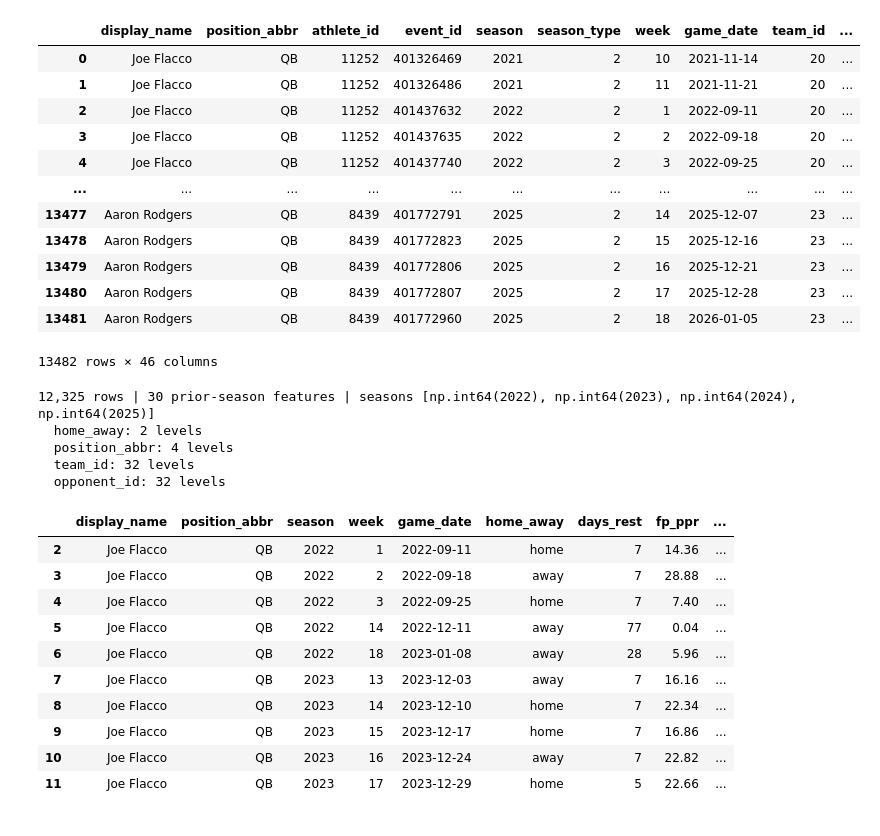
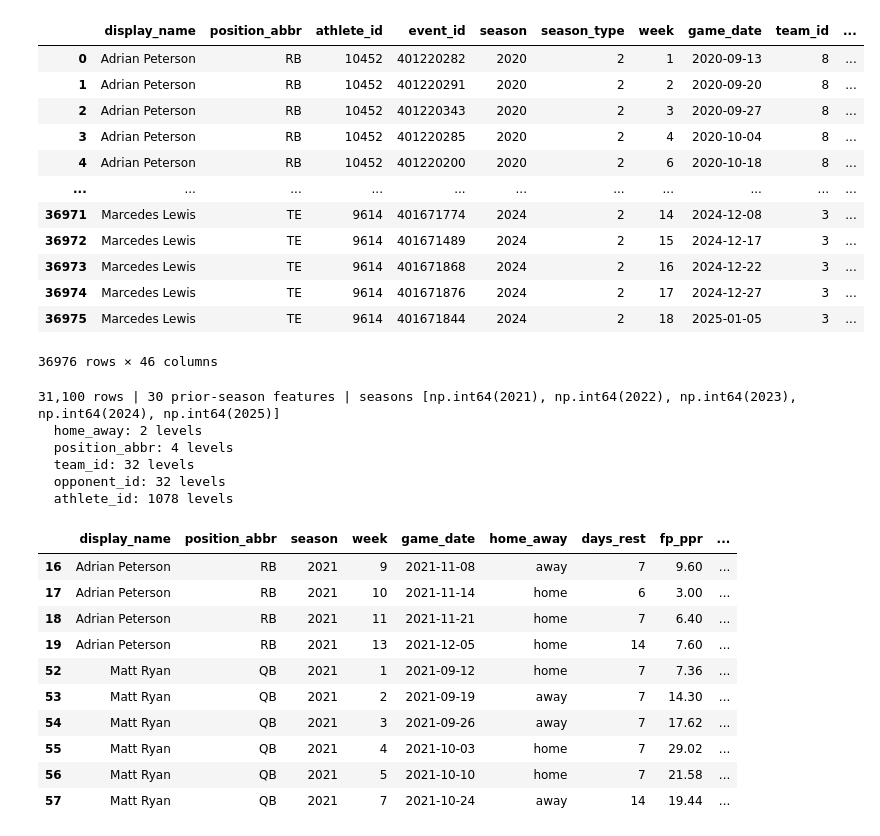
Before and after one commit to jamesterrell/Fantasy_Football_ML_v2, a Jupyter notebook: catboost_starter.ipynb, the cells around one changed output. Cells and saved outputs as stored; diff of their text form; code cells hidden in the pictures.

```diff
--- a/catboost_starter.ipynb
+++ b/catboost_starter.ipynb
@@ -27,29 +27,31 @@ C:\Users\terre\OneDrive\Desktop\Projects\Fantasy_Football_Database\data\fantasy_
 # %%
+# 2020 is pulled only to supply prior-season features for 2021 — it is not
+# trained on directly, since 2019 is not in the database.
 games_query = """
 SELECT *
 FROM v_player_games
 WHERE season_type = 2
-  AND season BETWEEN 2021 AND 2025
+  AND season BETWEEN 2020 AND 2025
 ORDER BY athlete_id, season, week
 """
 df = query_db(games_query)
 df["game_date"] = pd.to_datetime(df["game_date"])
 df = df.drop(columns=["raw_stats", "loaded_at"])
 df
 # %% [output]
 |  | display_name | position_abbr | athlete_id | event_id | season | season_type | week | game_date | team_id | ... |
-| 0 | Joe Flacco | QB | 11252 | 401326469 | 2021 | 2 | 10 | 2021-11-14 | 20 | ... |
-| 1 | Joe Flacco | QB | 11252 | 401326486 | 2021 | 2 | 11 | 2021-11-21 | 20 | ... |
-| 2 | Joe Flacco | QB | 11252 | 401437632 | 2022 | 2 | 1 | 2022-09-11 | 20 | ... |
-| 3 | Joe Flacco | QB | 11252 | 401437635 | 2022 | 2 | 2 | 2022-09-18 | 20 | ... |
-| 4 | Joe Flacco | QB | 11252 | 401437740 | 2022 | 2 | 3 | 2022-09-25 | 20 | ... |
+| 0 | Adrian Peterson | RB | 10452 | 401220282 | 2020 | 2 | 1 | 2020-09-13 | 8 | ... |
+| 1 | Adrian Peterson | RB | 10452 | 401220291 | 2020 | 2 | 2 | 2020-09-20 | 8 | ... |
+| 2 | Adrian Peterson | RB | 10452 | 401220343 | 2020 | 2 | 3 | 2020-09-27 | 8 | ... |
+| 3 | Adrian Peterson | RB | 10452 | 401220285 | 2020 | 2 | 4 | 2020-10-04 | 8 | ... |
+| 4 | Adrian Peterson | RB | 10452 | 401220200 | 2020 | 2 | 6 | 2020-10-18 | 8 | ... |
 | ... | ... | ... | ... | ... | ... | ... | ... | ... | ... | ... |
-| 13477 | Aaron Rodgers | QB | 8439 | 401772791 | 2025 | 2 | 14 | 2025-12-07 | 23 | ... |
-| 13478 | Aaron Rodgers | QB | 8439 | 401772823 | 2025 | 2 | 15 | 2025-12-16 | 23 | ... |
-| 13479 | Aaron Rodgers | QB | 8439 | 401772806 | 2025 | 2 | 16 | 2025-12-21 | 23 | ... |
-| 13480 | Aaron Rodgers | QB | 8439 | 401772807 | 2025 | 2 | 17 | 2025-12-28 | 23 | ... |
-| 13481 | Aaron Rodgers | QB | 8439 | 401772960 | 2025 | 2 | 18 | 2026-01-05 | 23 | ... |
+| 36971 | Marcedes Lewis | TE | 9614 | 401671774 | 2024 | 2 | 14 | 2024-12-08 | 3 | ... |
+| 36972 | Marcedes Lewis | TE | 9614 | 401671489 | 2024 | 2 | 15 | 2024-12-17 | 3 | ... |
+| 36973 | Marcedes Lewis | TE | 9614 | 401671868 | 2024 | 2 | 16 | 2024-12-22 | 3 | ... |
+| 36974 | Marcedes Lewis | TE | 9614 | 401671876 | 2024 | 2 | 17 | 2024-12-27 | 3 | ... |
+| 36975 | Marcedes Lewis | TE | 9614 | 401671844 | 2024 | 2 | 18 | 2025-01-05 | 3 | ... |
-13482 rows × 46 columns
+36976 rows × 46 columns
 # %%
 matchups_query = """
 select * from v_team_schedule
@@ -94,8 +97,9 @@ season_avg = season_avg.rename(
 
 feat = df.merge(season_avg, on=["athlete_id", "season"], how="left")
 
-# 2021 has no prior season in this pull, so it drops out.
-feat = feat[feat["season"] >= 2022].sort_values(["athlete_id", "season", "week"])
+# 2020 has no prior season in this pull (2019 was not backfilled), so it drops out
+# and exists only to feed 2021's prev_* features.
+feat = feat[feat["season"] >= 2021].sort_values(["athlete_id", "season", "week"])
 
 # Days since that player's previous game, reset each season.
 # First appearance of a season has no predecessor -> standard 7 days.
@@ -104,7 +108,7 @@ feat["days_rest"] = feat["days_rest"].fillna(7).astype(int)
 
 # team_id / opponent_id are numeric-looking strings; as categories CatBoost treats
 # them as labels instead of ordered numbers.
-CAT_COLS = ["home_away", "position_abbr", "team_id", "opponent_id"]
+CAT_COLS = ["home_away", "position_abbr", "team_id", "opponent_id", "athlete_id"]
 feat[CAT_COLS] = feat[CAT_COLS].astype("category")
 
 PREV_COLS = [c for c in feat.columns if c.startswith("prev_")]
@@ -116,22 +120,23 @@ for c in CAT_COLS:
 feat[["display_name", "position_abbr", "season", "week", "game_date", "home_away",
       "days_rest", "fp_ppr", "prev_fp_ppr_avg", "prev_games"]].head(10)
 # %% [output]
-12,325 rows | 30 prior-season features | seasons [np.int64(2022), np.int64(2023), np.int64(2024), np.int64(2025)]
+31,100 rows | 30 prior-season features | seasons [np.int64(2021), np.int64(2022), np.int64(2023), np.int64(2024), np.int64(2025)]
   home_away: 2 levels
   position_abbr: 4 levels
   team_id: 32 levels
   opponent_id: 32 levels
+  athlete_id: 1078 levels
 |  | display_name | position_abbr | season | week | game_date | home_away | days_rest | fp_ppr | ... |
-| 2 | Joe Flacco | QB | 2022 | 1 | 2022-09-11 | home | 7 | 14.36 | ... |
-| 3 | Joe Flacco | QB | 2022 | 2 | 2022-09-18 | away | 7 | 28.88 | ... |
-| 4 | Joe Flacco | QB | 2022 | 3 | 2022-09-25 | home | 7 | 7.40 | ... |
-| 5 | Joe Flacco | QB | 2022 | 14 | 2022-12-11 | away | 77 | 0.04 | ... |
-| 6 | Joe Flacco | QB | 2022 | 18 | 2023-01-08 | away | 28 | 5.96 | ... |
-| 7 | Joe Flacco | QB | 2023 | 13 | 2023-12-03 | away | 7 | 16.16 | ... |
-| 8 | Joe Flacco | QB | 2023 | 14 | 2023-12-10 | home | 7 | 22.34 | ... |
-| 9 | Joe Flacco | QB | 2023 | 15 | 2023-12-17 | home | 7 | 16.86 | ... |
-| 10 | Joe Flacco | QB | 2023 | 16 | 2023-12-24 | away | 7 | 22.82 | ... |
-| 11 | Joe Flacco | QB | 2023 | 17 | 2023-12-29 | home | 5 | 22.66 | ... |
+| 16 | Adrian Peterson | RB | 2021 | 9 | 2021-11-08 | away | 7 | 9.60 | ... |
+| 17 | Adrian Peterson | RB | 2021 | 10 | 2021-11-14 | home | 6 | 3.00 | ... |
+| 18 | Adrian Peterson | RB | 2021 | 11 | 2021-11-21 | home | 7 | 6.40 | ... |
+| 19 | Adrian Peterson | RB | 2021 | 13 | 2021-12-05 | home | 14 | 7.60 | ... |
+| 52 | Matt Ryan | QB | 2021 | 1 | 2021-09-12 | home | 7 | 7.36 | ... |
+| 53 | Matt Ryan | QB | 2021 | 2 | 2021-09-19 | away | 7 | 14.30 | ... |
+| 54 | Matt Ryan | QB | 2021 | 3 | 2021-09-26 | away | 7 | 17.62 | ... |
+| 55 | Matt Ryan | QB | 2021 | 4 | 2021-10-03 | home | 7 | 29.02 | ... |
+| 56 | Matt Ryan | QB | 2021 | 5 | 2021-10-10 | home | 7 | 21.58 | ... |
+| 57 | Matt Ryan | QB | 2021 | 7 | 2021-10-24 | away | 14 | 19.44 | ... |
 # %%
 # --- Opponent defense: prior-season team stats ---
 # Same shift-the-season trick as the player features. At prediction time the current
```
Also changed, not shown: parts of 9 cells of this notebook, 3 other files.
